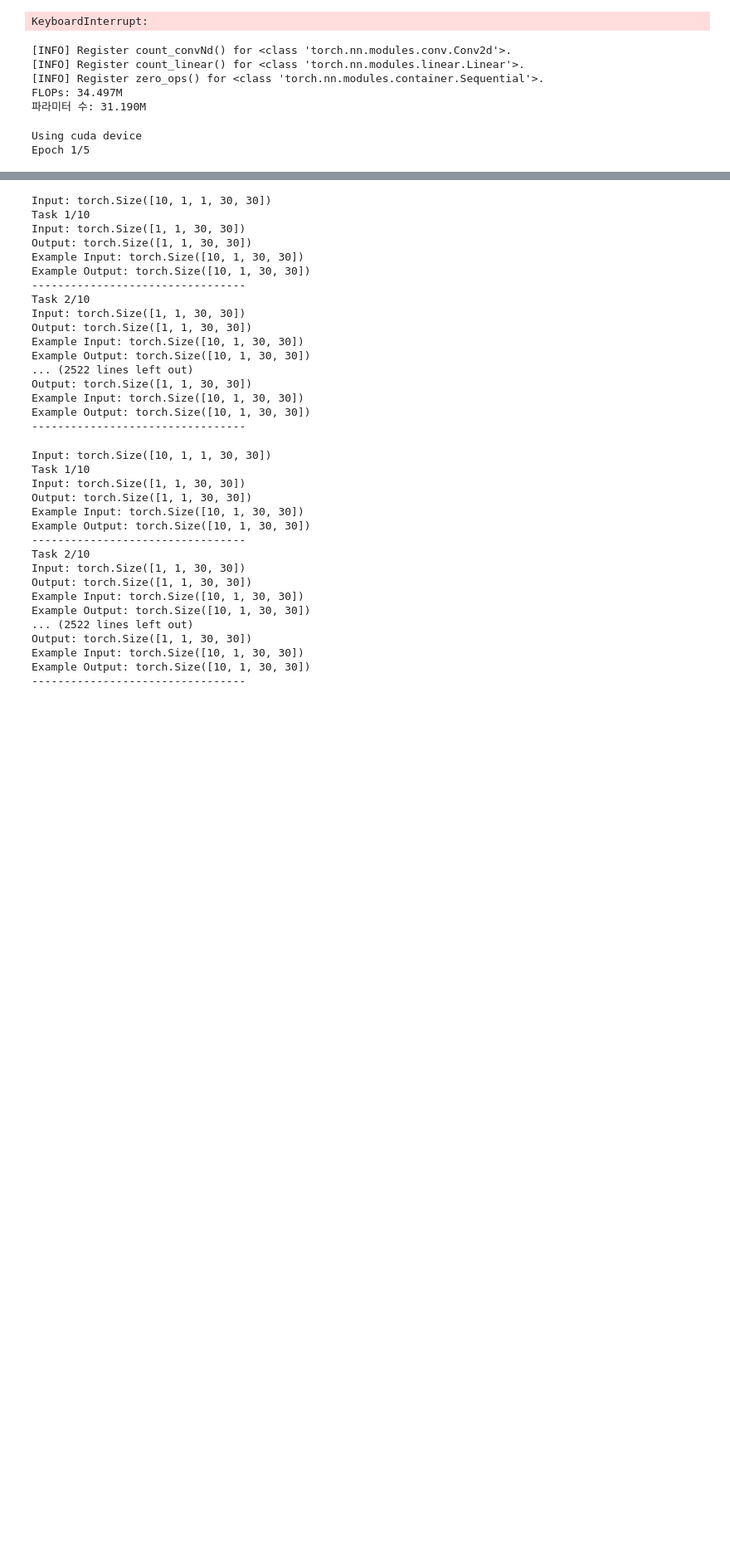
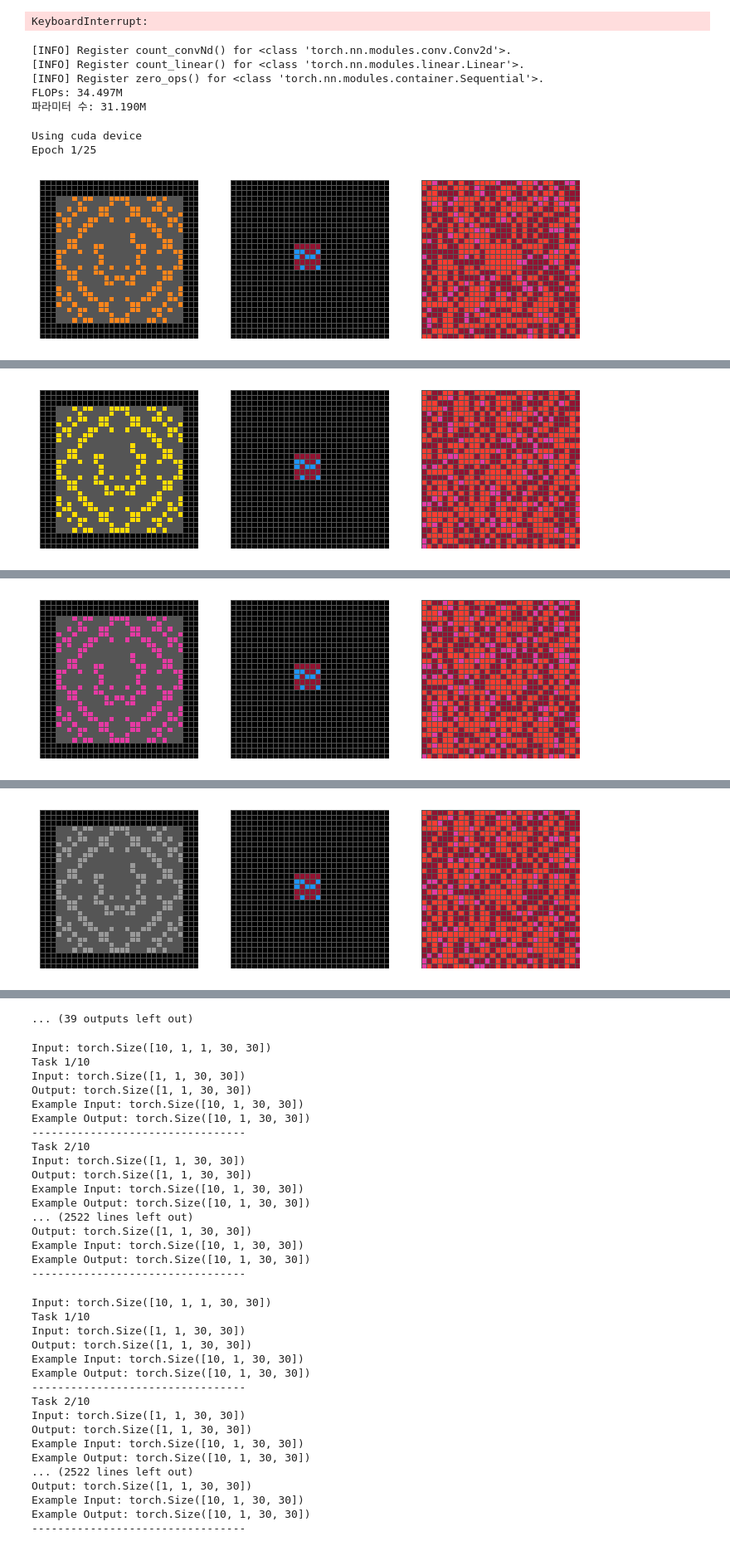
Before and after one commit to wooseungw/ARC, a Jupyter notebook: training_test.ipynb, the cells around one changed output, grey strips where cells are left out. Shown at 83% size. Drawn from its saved outputs; the diff is of its cells as text; code cells hidden in the pictures; blank space fills up the shorter version.

```diff
--- a/training_test.ipynb
+++ b/training_test.ipynb
@@ -215,7 +215,7 @@ eval_challenge = "./kaggle/input/arc-prize-2024/arc-agi_evaluation_challenges.js
 eval_solution = "./kaggle/input/arc-prize-2024/arc-agi_evaluation_solutions.json"
 
 kwargs = {
-    'epochs': 5,
+    'epochs': 25,
     'task_numbers': 10, #equal to the number of tasks
     'task_data_num': 1,
     'example_data_num': 20, #equal to inner model batch size
@@ -285,39 +285,42 @@ for epoch in range(kwargs['epochs']):
     total_loss = 0
     correct = 0
     outer_model.eval()
     for data in tqdm(eval_loader, desc='Validation'):
         input_tensor, output_tensor, example_input, example_output = [d.to(device) for d in data]  # 데이터를 GPU로 이동
         total_samples += input_tensor.shape[0]
         for task_number in range(input_tensor.shape[0]):
             eval_model = deepcopy(outer_model)
+            eval_optimizer = optim.AdamW(eval_model.parameters(),lr=kwargs['inner_lr'])
             eval_model.train()
-            eval_optimizer = optim.AdamW(eval_model.parameters(),lr=kwargs['inner_lr'])
+
             ex_input = example_input[task_number]
             ex_output = example_output[task_number]
             eval_prediction = eval_model(ex_input)
             loss = criterion(eval_prediction, ex_output)
             eval_optimizer.zero_grad()
             loss.backward()
             eval_optimizer.step()
 
             eval_model.eval()
-            task_input = input_tensor[task_number]
-            task_output = output_tensor[task_number]
-            task_prediction = eval_model(task_input)
-            task_loss = criterion(task_prediction, task_output)
-            total_loss += task_loss
+            with torch.no_grad():
+                task_input = input_tensor[task_number]
+                task_output = output_tensor[task_number]
+                task_prediction = eval_model(task_input)
+                task_loss = criterion(task_prediction, task_output)
+                total_loss += task_loss
 
-            prediction_class = torch.argmax(prediction, dim=1, keepdim=True)  # [1, 11, 30, 30] -> [1, 1, 30, 30]
-            correct += (prediction_class == task_output).sum().item()
+                prediction_class = torch.argmax(task_prediction, dim=1, keepdim=True)  # [1, 11, 30, 30] -> [1, 1, 30, 30]
+                correct += (prediction_class == task_output).sum().item()
             del eval_model
             del eval_optimizer
             torch.cuda.empty_cache()
             gc.collect()
 
 
     show_grid_side_by_side(task_input.cpu(), task_output.cpu(), prediction_class.cpu())
     torch.cuda.empty_cache()
     print(f'Epoch {epoch+1}/{kwargs["epochs"]}, Loss: {task_loss}, Accuracy: {100 * correct / total_samples}%')
 # %% [output]
 Using cuda device
-Epoch 1/5
+Epoch 1/25
+[figure, added]
@@ -324,0 +329 @@ OutOfMemoryError: CUDA out of memory. Tried to allocate 22.00 MiB (GPU 0; 6.00 G
+[figure, added]
@@ -324,0 +332 @@ OutOfMemoryError: CUDA out of memory. Tried to allocate 22.00 MiB (GPU 0; 6.00 G
+[figure, added]
@@ -324,0 +335 @@ OutOfMemoryError: CUDA out of memory. Tried to allocate 22.00 MiB (GPU 0; 6.00 G
+[figure, added]
@@ -325,3 +342,4 @@ OutOfMemoryError: CUDA out of memory. Tried to allocate 22.00 MiB (GPU 0; 6.00 G
+... (39 outputs left out)
 # %%
 from bw_net import BWNet
 import torch
```
Also changed, not shown: parts of 1 cell of this notebook, 1 other file.
